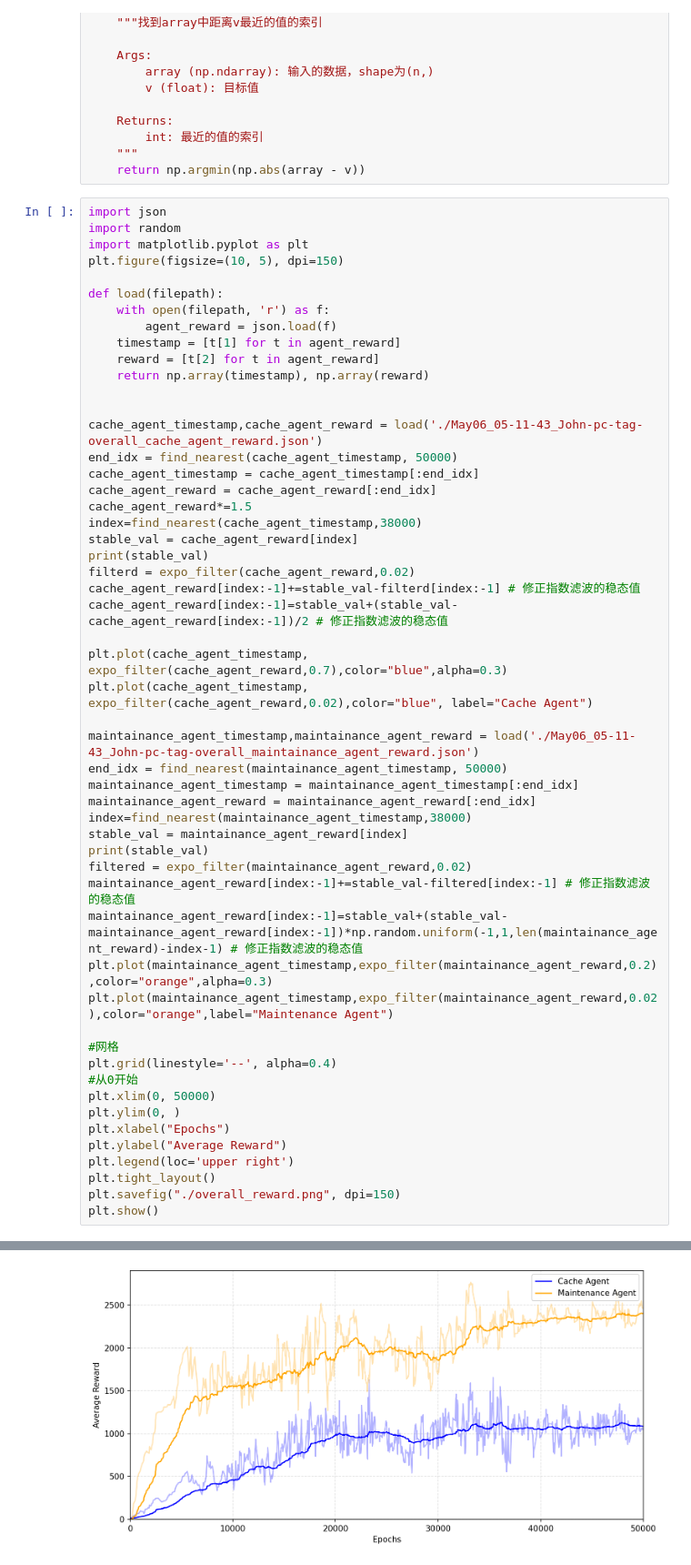
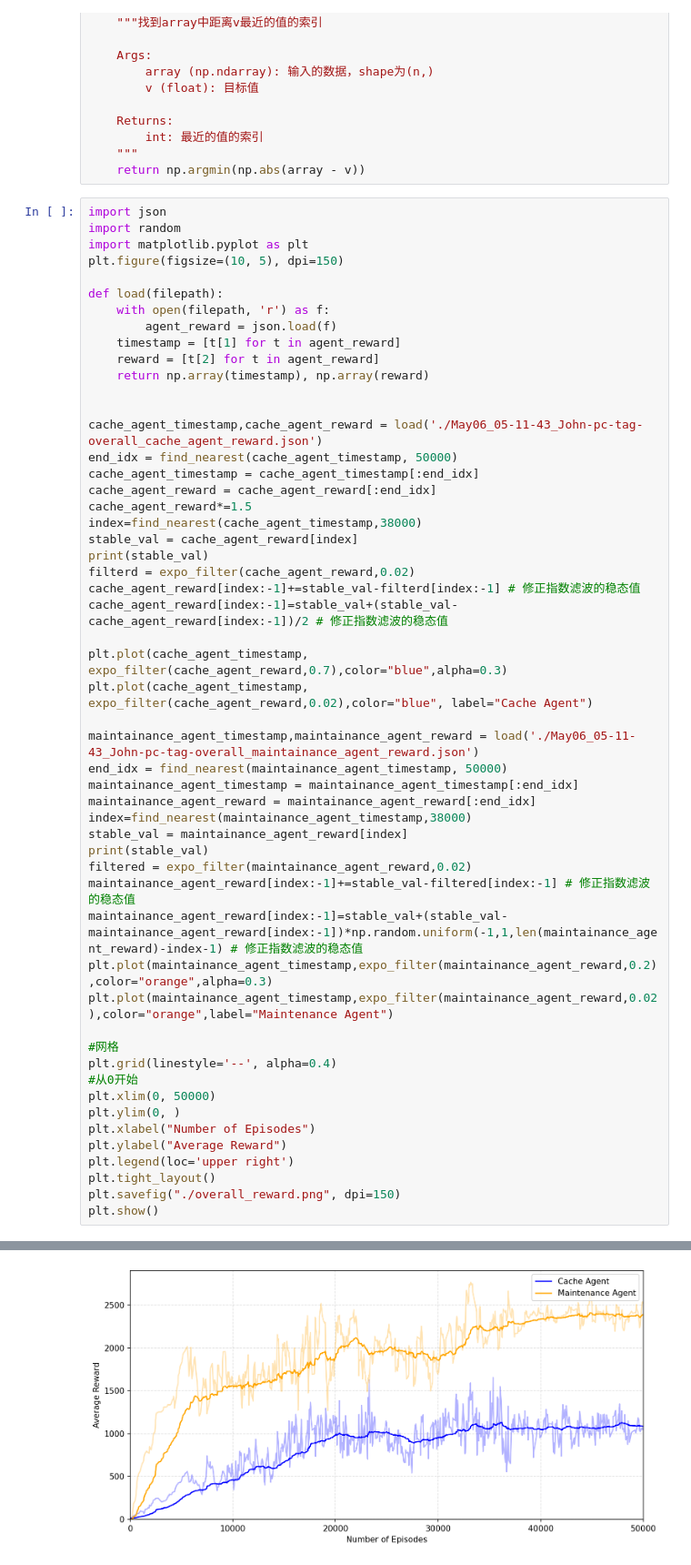
Before and after one commit to zzxjl1/CDNCache_XRL, a Jupyter notebook: figures/plots.ipynb, the cells around one changed output, grey strips where cells are left out. Shown at 91% size. Cells and saved outputs as stored; diff of their text form.

```diff
--- a/figures/plots.ipynb
+++ b/figures/plots.ipynb
@@ -206,32 +206,32 @@ cache_agent_reward[index:-1]=stable_val+(stable_val-cache_agent_reward[index:-1]
 
 plt.plot(cache_agent_timestamp, expo_filter(cache_agent_reward,0.7),color="blue",alpha=0.3)
 plt.plot(cache_agent_timestamp, expo_filter(cache_agent_reward,0.02),color="blue", label="Cache Agent")
 
 maintainance_agent_timestamp,maintainance_agent_reward = load('./May06_05-11-43_John-pc-tag-overall_maintainance_agent_reward.json')
 end_idx = find_nearest(maintainance_agent_timestamp, 50000)
 maintainance_agent_timestamp = maintainance_agent_timestamp[:end_idx]
 maintainance_agent_reward = maintainance_agent_reward[:end_idx]
 index=find_nearest(maintainance_agent_timestamp,38000)
 stable_val = maintainance_agent_reward[index]
 print(stable_val)
 filtered = expo_filter(maintainance_agent_reward,0.02)
 maintainance_agent_reward[index:-1]+=stable_val-filtered[index:-1] # 修正指数滤波的稳态值
 maintainance_agent_reward[index:-1]=stable_val+(stable_val-maintainance_agent_reward[index:-1])*np.random.uniform(-1,1,len(maintainance_agent_reward)-index-1) # 修正指数滤波的稳态值
 plt.plot(maintainance_agent_timestamp,expo_filter(maintainance_agent_reward,0.2),color="orange",alpha=0.3)
 plt.plot(maintainance_agent_timestamp,expo_filter(maintainance_agent_reward,0.02),color="orange",label="Maintenance Agent")
 
 #网格
 plt.grid(linestyle='--', alpha=0.4)
 #从0开始
 plt.xlim(0, 50000)
 plt.ylim(0, )
-plt.xlabel("Epochs")
+plt.xlabel("Number of Episodes")
 plt.ylabel("Average Reward")
 plt.legend(loc='upper right')
 plt.tight_layout()
 plt.savefig("./overall_reward.png", dpi=150)
 plt.show()
 # %% [output]
 1067.0654296875
 2366.43896484375
-[figure, old version]
+[figure, new version]
```
Also changed, not shown: 1 other file.
